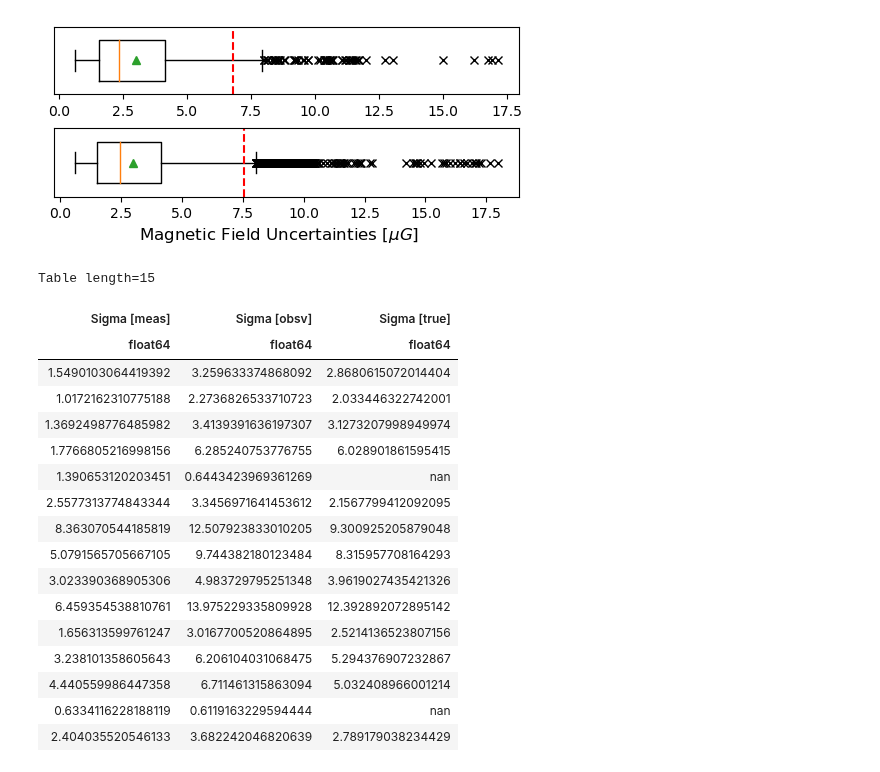
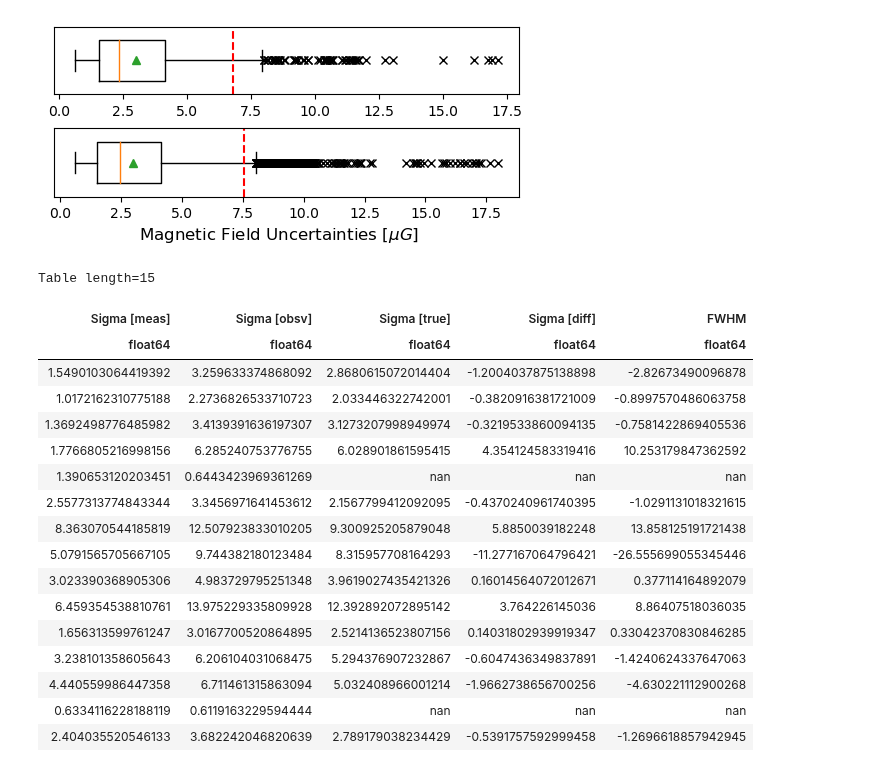
Before and after one commit to Olivex727/hvc-magnetic-honours-programs, a Jupyter notebook: synthesis/variance_subtraction.ipynb, the cells around one changed output. Drawn from its saved outputs; the diff is of its cells as text; code cells hidden in the pictures.

Commit message:
Completed uncertainty subtraction

```diff
--- a/synthesis/variance_subtraction.ipynb
+++ b/synthesis/variance_subtraction.ipynb
@@ -36,9 +36,9 @@ def get_stacked_sets(snapshots):
     master_rm_inner = vstack(inners)
     master_rm_outer = vstack(outers)
 
-    return master_rm_inner, master_rm_outer
+    return master_rm_inner, master_rm_outer, inners, outers
 
-master_rm_inner, master_rm_outer = get_stacked_sets(master_hvcs)
+master_rm_inner, master_rm_outer, inners, outers = get_stacked_sets(master_hvcs)
 # %%
 import numpy as np
 import matplotlib.pyplot as plt
@@ -81,37 +81,58 @@ plt.plot()
 [figure]
 [figure]
 # %%
-from astropy.table import Table, hstack
+from astropy.table import Table, hstack, Column
+import copy
 
-uncert = []
-for inner_rms in inners:
-    m_list = inner_rms["B_virtual_unc [int]"].data * 1e6
-    o_list = inner_rms["B_virtual [int]"].data * 1e6
+def uncertainty_table(table_list):
+    uncert = []
+    for rms in table_list:
+        m_list = rms["B_virtual_unc [int]"].data * 1e6
+        o_list = rms["B_virtual [int]"].data * 1e6
 
-    meas = np.mean(m_list)
-    obsv = np.std(o_list)
+        meas = np.mean(m_list)
+        obsv = np.std(o_list)
 
-    uncert.append({"Sigma [meas]":meas, "Sigma [obsv]":obsv, "Sigma [true]": np.sqrt(obsv**2 - meas**2)})
+        uncert.append({"Sigma [meas]":meas, "Sigma [obsv]":obsv, "Sigma [true]": np.sqrt(obsv**2 - meas**2)})
 
-uncert_table = Table(uncert)
-uncert_table
+    uncert_table = Table(uncert)
+
+    return uncert_table
+
+def uncertainty_subtract(inners, outers):
+    inner_sigma = uncertainty_table(inners)
+    outer_sigma = uncertainty_table(outers)
+
+    sub = inner_sigma["Sigma [true]"]-outer_sigma["Sigma [true]"]
+    fwhm = 2 * np.sqrt(2 * np.log(2)) * np.array(sub)
+
+    fwhm_table = copy.deepcopy(inner_sigma)
+
+    fwhm_table.add_column(sub, name="Sigma [diff]")
+    fwhm_table.add_column(fwhm, name="FWHM")
+
+    return fwhm_table, inner_sigma, outer_sigma
+
+fwhm_table, inner_sigma, outer_sigma = uncertainty_subtract(inners, outers)
+
+fwhm_table
 # %% [output]
 Table length=15
-| Sigma [meas] | Sigma [obsv] | Sigma [true] |
-| float64 | float64 | float64 |
-| 1.5490103064419392 | 3.259633374868092 | 2.8680615072014404 |
-| 1.0172162310775188 | 2.2736826533710723 | 2.033446322742001 |
-| 1.3692498776485982 | 3.4139391636197307 | 3.1273207998949974 |
-| 1.7766805216998156 | 6.285240753776755 | 6.028901861595415 |
-| 1.390653120203451 | 0.6443423969361269 | nan |
-| 2.5577313774843344 | 3.3456971641453612 | 2.1567799412092095 |
-| 8.363070544185819 | 12.507923833010205 | 9.300925205879048 |
-| 5.0791565705667105 | 9.744382180123484 | 8.315957708164293 |
-| 3.023390368905306 | 4.983729795251348 | 3.9619027435421326 |
-| 6.459354538810761 | 13.975229335809928 | 12.392892072895142 |
-| 1.656313599761247 | 3.0167700520864895 | 2.5214136523807156 |
-| 3.238101358605643 | 6.206104031068475 | 5.294376907232867 |
-| 4.440559986447358 | 6.711461315863094 | 5.032408966001214 |
-| 0.6334116228188119 | 0.6119163229594444 | nan |
-| 2.404035520546133 | 3.682242046820639 | 2.789179038234429 |
+| Sigma [meas] | Sigma [obsv] | Sigma [true] | Sigma [diff] | FWHM |
+| float64 | float64 | float64 | float64 | float64 |
+| 1.5490103064419392 | 3.259633374868092 | 2.8680615072014404 | -1.2004037875138898 | -2.82673490096878 |
+| 1.0172162310775188 | 2.2736826533710723 | 2.033446322742001 | -0.3820916381721009 | -0.8997570486063758 |
+| 1.3692498776485982 | 3.4139391636197307 | 3.1273207998949974 | -0.3219533860094135 | -0.7581422869405536 |
+| 1.7766805216998156 | 6.285240753776755 | 6.028901861595415 | 4.354124583319416 | 10.253179847362592 |
+| 1.390653120203451 | 0.6443423969361269 | nan | nan | nan |
+| 2.5577313774843344 | 3.3456971641453612 | 2.1567799412092095 | -0.4370240961740395 | -1.0291131018321615 |
+| 8.363070544185819 | 12.507923833010205 | 9.300925205879048 | 5.8850039182248 | 13.858125191721438 |
+| 5.0791565705667105 | 9.744382180123484 | 8.315957708164293 | -11.277167064796421 | -26.555699055345446 |
+| 3.023390368905306 | 4.983729795251348 | 3.9619027435421326 | 0.16014564072012671 | 0.377114164892079 |
+| 6.459354538810761 | 13.975229335809928 | 12.392892072895142 | 3.764226145036 | 8.86407518036035 |
+| 1.656313599761247 | 3.0167700520864895 | 2.5214136523807156 | 0.14031802939919347 | 0.33042370830846285 |
+| 3.238101358605643 | 6.206104031068475 | 5.294376907232867 | -0.6047436349837891 | -1.4240624337647063 |
+| 4.440559986447358 | 6.711461315863094 | 5.032408966001214 | -1.9662738656700256 | -4.630221112900268 |
+| 0.6334116228188119 | 0.6119163229594444 | nan | nan | nan |
+| 2.404035520546133 | 3.682242046820639 | 2.789179038234429 | -0.5391757592999458 | -1.2696618857942945 |
 # %%
```
Also changed, not shown: parts of 4 cells of this notebook, 6 other files.
